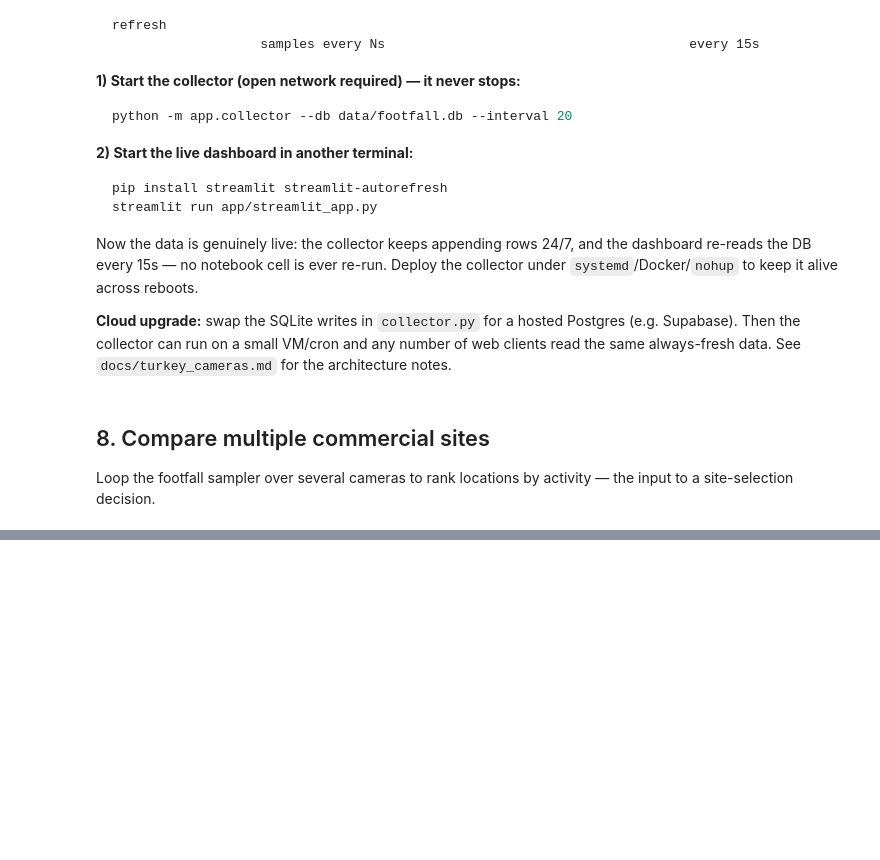
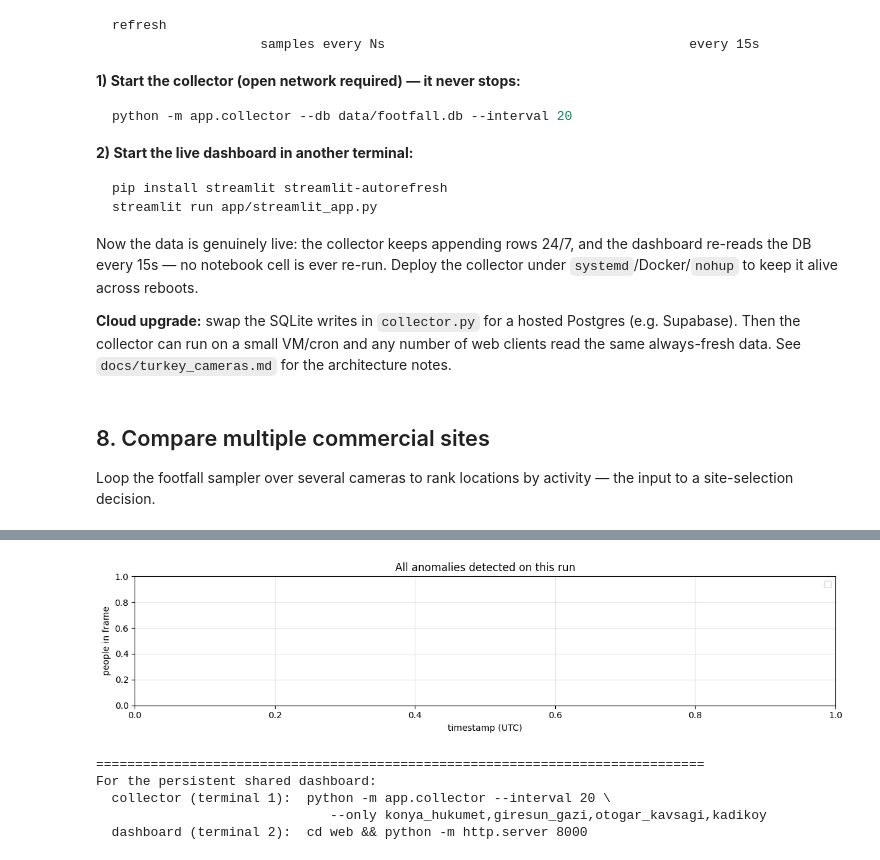
Before and after one commit to orarr2/Turkey-Business-Activity-Streamlit-Real-time-YOLOv8-of-crowd-detection, a Jupyter notebook: notebooks/turkey_business_activity.ipynb, the cells around one changed output, grey strips where cells are left out. Drawn from its saved outputs; the diff is of its cells as text; code cells hidden in the pictures; blank space fills up the shorter version.

```diff
--- a/notebooks/turkey_business_activity.ipynb
+++ b/notebooks/turkey_business_activity.ipynb
@@ -481,0 +523,70 @@ misir_carsisi: no frame from stream (geo-blocked / down). Skipping.
+# %%
+import pandas as pd
+import matplotlib.pyplot as plt
+from datetime import datetime, timezone
+
+print(f'Notebook run finished at {datetime.now(timezone.utc).strftime("%Y-%m-%d %H:%M:%S")} UTC')
+print(f'Live camera for this run: {cam["name"]}')
+print('=' * 78)
+
+# ---------- aggregate anomalies ----------
+all_anomalies = []
+
+# Section 3/4 result (single-camera footfall_series + flag_anomalies)
+if 'df' in dir() and isinstance(df, pd.DataFrame) and not df.empty and 'anomaly' in df.columns:
+    a = df[df['anomaly'] == True].copy()
+    a['cam'] = cam['name']
+    all_anomalies.append(a[['ts', 'cam', 'person', 'vehicles']])
+
+# Section 8 result (multi-site summary). Re-flag z-score on each site's series.
+if 'summary' in dir() and isinstance(summary, list) and len(summary) > 1:
+    for entry in summary:
+        if 'ts' in entry: continue
+    # summary holds rolled-up rows, not per-sample. Skip the per-frame flagging
+    # for compactness — the per-camera section above already captured per-frame
+    # anomalies. Section 8's series is short by design.
+
+if all_anomalies:
+    anom = pd.concat(all_anomalies, ignore_index=True)
+    print(f'\nAnomalies flagged (rolling z > 2.5): {len(anom)} point(s)')
+    print(anom.to_string(index=False))
+else:
+    print('\nAnomalies flagged: 0 — too few samples in this short run, OR the camera '
+          'is genuinely quiet right now.')
+
+# ---------- re-ID rollup ----------
+if 'reid' in dir():
+    stats = reid.stats(CAM_ID)
+    print('\n' + '-' * 78)
+    print(f'Re-identification — {cam["name"]}')
+    print(f'  total unique entities   : {stats["total_unique"]}')
+    print(f'  total sightings         : {stats["total_sightings"]}')
+    for cls, s in stats['per_class'].items():
+        print(f'    {cls:10s}  unique={s["unique"]}  '
+              f'sightings={s["total_sightings"]}  '
+              f'regulars(>=3)={s["regulars"]}')
+    regulars = reid.top_regulars(CAM_ID, n=5)
+    if regulars:
+        print('  top returning:')
+        for r in regulars:
+            print(f'    #{r["entity_id"]:>4}  {r["cls"]:8s}  '
+                  f'sightings={r["sightings"]}  last_seen={r["last_seen"]}')
+
+# ---------- one timeline plot with all anomalies ----------
+if all_anomalies:
+    fig, ax = plt.subplots(figsize=(12, 3))
+    for cam_name in anom['cam'].unique():
+        a = anom[anom['cam'] == cam_name]
+        ax.scatter(pd.to_datetime(a['ts']), a['person'], s=120, label=cam_name,
+                   marker='X', zorder=5)
+    ax.set_title('All anomalies detected on this run')
+    ax.set_ylabel('people in frame'); ax.set_xlabel('timestamp (UTC)')
+    ax.legend(); ax.grid(alpha=0.3)
+    plt.tight_layout(); plt.show()
+
+print('\n' + '=' * 78)
+print('For the persistent shared dashboard:')
+print('  collector (terminal 1):  python -m app.collector --interval 20 \\')
+print('                              --only konya_hukumet,giresun_gazi,otogar_kavsagi,kadikoy')
+print('  dashboard (terminal 2):  cd web && python -m http.server 8000')
+# %% [output]
@@ -481,0 +610,6 @@ misir_carsisi: no frame from stream (geo-blocked / down). Skipping.
+[figure, added]
+==============================================================================
+For the persistent shared dashboard:
+  collector (terminal 1):  python -m app.collector --interval 20 \
+                              --only konya_hukumet,giresun_gazi,otogar_kavsagi,kadikoy
+  dashboard (terminal 2):  cd web && python -m http.server 8000
```
Also changed, not shown: parts of 13 cells of this notebook.
